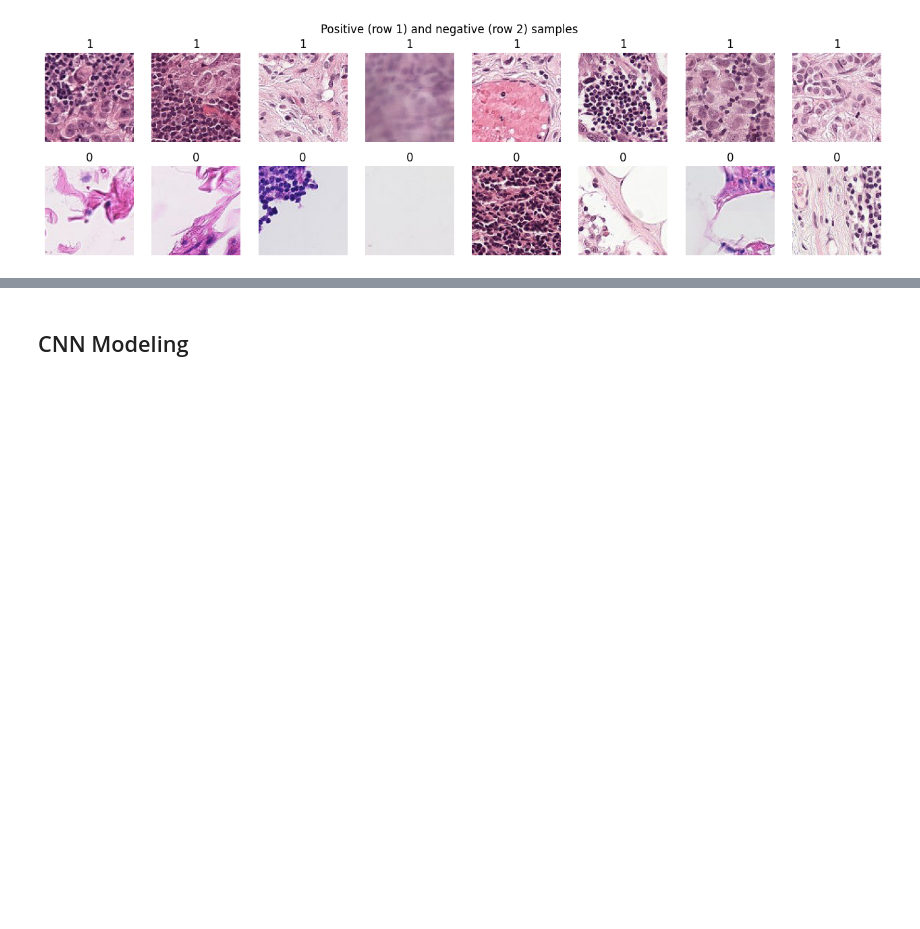
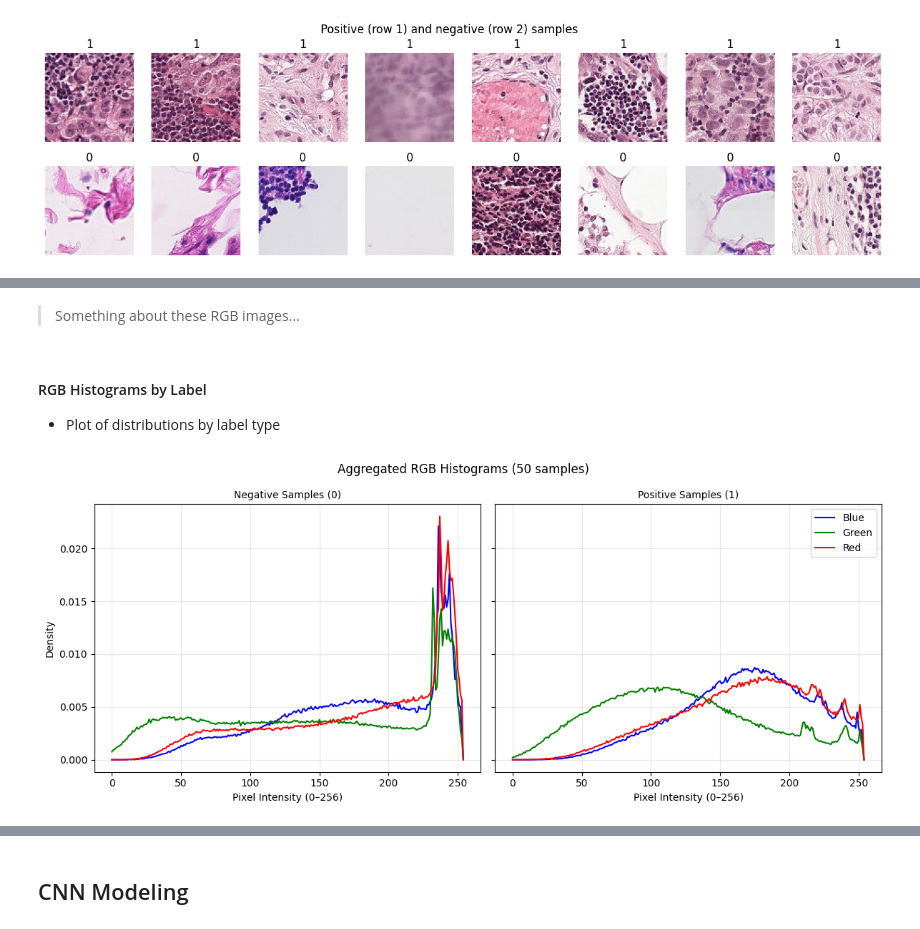
Before and after one commit to ryan-bulger/Cancer-Detection, a Jupyter notebook: metastatic_cancer_detection.ipynb, the cells around one changed output, grey strips where cells are left out. Saved outputs shown, nothing was run; the diff lists cells and outputs as text; code cells hidden in the pictures; blank space fills up the shorter version.

```diff
--- a/metastatic_cancer_detection.ipynb
+++ b/metastatic_cancer_detection.ipynb
@@ -211,0 +233,51 @@ plt.show()
+# %% [markdown]
+> Something about these RGB images...
+# %% [markdown]
+#### RGB Histograms by Label
+- Plot of distributions by label type
+# %%
+# Choose a random set of files from the positive (1) and negative (0) labels
+n = 50
+positive_files = [f'./train/{x}.tif' for x in labels_df[labels_df['label']==1]['id'].sample(n).to_list()]
+negative_files = [f'./train/{x}.tif' for x in labels_df[labels_df['label']==0]['id'].sample(n).to_list()]
+
+# Function to create RGB histogram data
+def get_histogram_data(files):
+    hists = np.zeros((3, 255), dtype=np.float64)
+    for path in files:
+        img = cv2.imread(path, cv2.IMREAD_COLOR)
+        for ch in range(3):
+            hists[ch] += cv2.calcHist([img], [ch], None, [255], [1, 255]).ravel()
+    return hists
+
+# Get histogram data
+negative_files_hist_data = get_histogram_data(negative_files)
+positive_files_hist_data = get_histogram_data(positive_files)
+
+negative_files_probability_data = negative_files_hist_data / negative_files_hist_data.sum(axis=1, keepdims=True)
+positive_files_probability_data = positive_files_hist_data / positive_files_hist_data.sum(axis=1, keepdims=True)
+
+# Plot RGB Histograms
+fig, [ax0, ax1] = plt.subplots(1,2, figsize=(12,5), sharey=True, sharex=True)
+
+ax0.plot(negative_files_probability_data[0], 'b', label='Blue')
+ax0.plot(negative_files_probability_data[1], 'g', label='Green')
+ax0.plot(negative_files_probability_data[2], 'r', label='Red')
+ax0.set_title('Negative Samples (0)', fontdict={'fontsize':10})
+ax0.set_xlabel('Pixel Intensity (0–256)')
+ax0.set_ylabel('Density')
+ax0.grid(True, alpha=0.3)
+
+ax1.plot(positive_files_probability_data[0], 'b', label='Blue')
+ax1.plot(positive_files_probability_data[1], 'g', label='Green')
+ax1.plot(positive_files_probability_data[2], 'r', label='Red')
+ax1.set_title('Positive Samples (1)', fontdict={'fontsize':10})
+ax1.set_xlabel('Pixel Intensity (0–256)')
+ax1.grid(True, alpha=0.3)
+ax1.legend()
+
+plt.suptitle(f'Aggregated RGB Histograms ({n:,} samples)')
+plt.tight_layout()
+plt.show()
+# %% [output]
+[figure, added]
```
Also changed, not shown: parts of 33 cells of this notebook.
